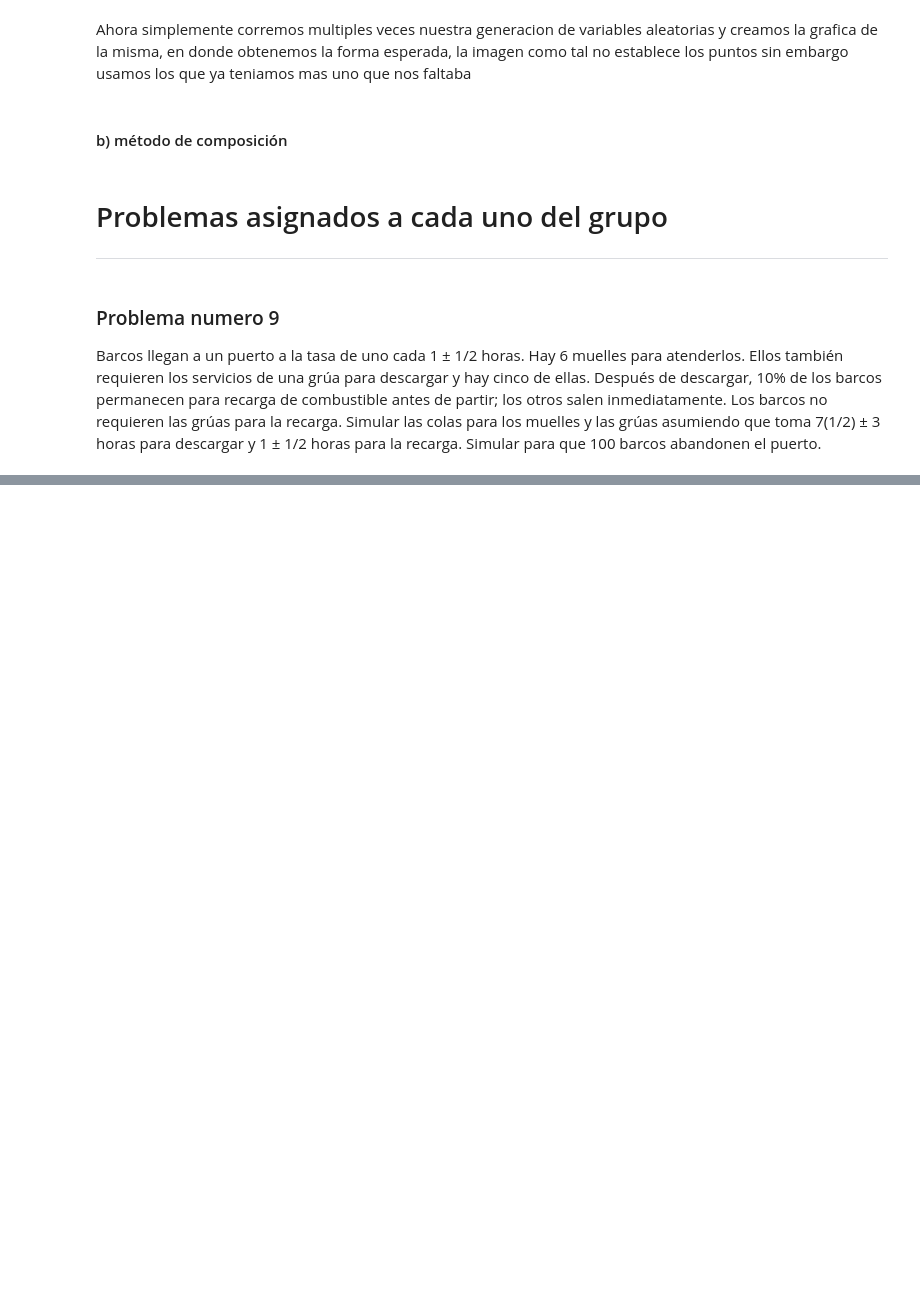
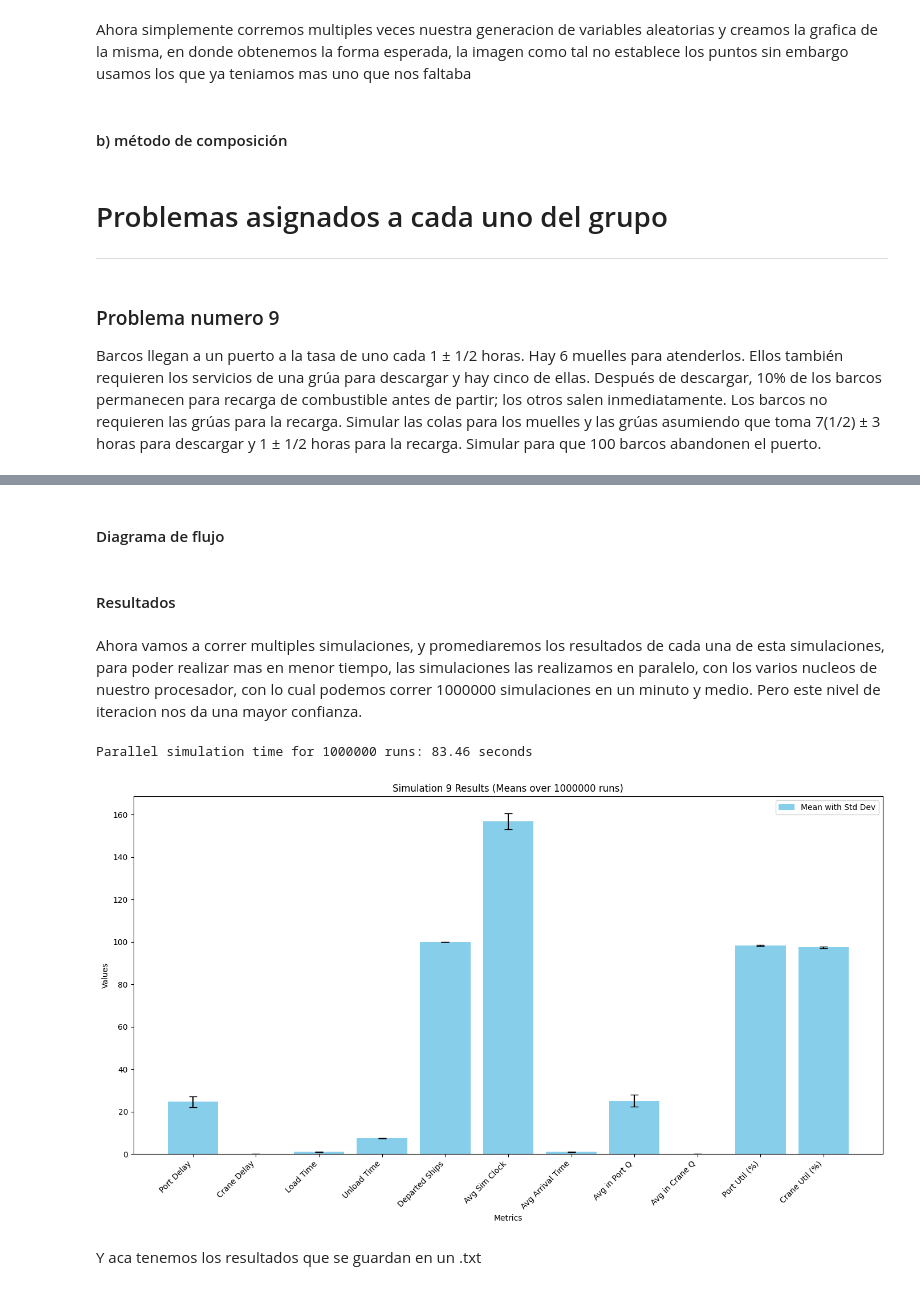
Before and after one commit to JaredMijailRE/simulador-por-eventos, a Jupyter notebook: taller.ipynb, the cells around one changed output, grey strips where cells are left out. Drawn from its saved outputs; the diff is of its cells as text; code cells hidden in the pictures; blank space fills up the shorter version.

```diff
--- a/taller.ipynb
+++ b/taller.ipynb
@@ -305,0 +426,46 @@ Barcos llegan a un puerto a la tasa de uno cada  1 ±  1/2    horas. Hay 6 muell
+# %% [markdown]
+#### Diagrama de flujo
+# %% [markdown]
+#### Resultados
+# %% [markdown]
+Ahora vamos a correr multiples simulaciones, y promediaremos los resultados de cada una de esta simulaciones, para poder realizar mas en menor tiempo, las simulaciones las realizamos en paralelo, con los varios nucleos de nuestro procesador, con lo cual podemos correr 1000000 simulaciones en un minuto y medio. Pero este nivel de iteracion nos da una mayor confianza.
+# %%
+from source.simulations import simulation_9 as s9
+import matplotlib.pyplot as plt
+import time
+
+num_simulations = 1000000
+time_start = time.time()
+mean_results, std_results = s9.multiple_simulation_parallel(num_simulations)
+time_end = time.time()
+print(f"Parallel simulation time for {num_simulations} runs: {time_end - time_start:.2f} seconds")
+
+s9.generate_report(None, mean_results)
+plt.figure(figsize=(14, 8))
+x_labels = ["Port Delay", "Crane Delay", "Load Time", "Unload Time",
+            "Departed Ships", "Avg Sim Clock", "Avg Arrival Time",
+            "Avg in Port Q", "Avg in Crane Q",
+            "Port Util (%)", "Crane Util (%)"]
+
+plot_means = mean_results.copy()
+plot_std = std_results.copy()
+if len(plot_means) > 10:
+    plot_means[9] *= 100
+    plot_means[10] *= 100
+    plot_std[9] *= 100
+    plot_std[10] *= 100
+
+plt.bar(x_labels, plot_means, yerr=plot_std, color='skyblue', label='Mean with Std Dev', capsize=5)
+plt.xlabel("Metrics")
+plt.ylabel("Values")
+plt.title(f"Simulation 9 Results (Means over {num_simulations} runs)")
+plt.xticks(rotation=45, ha="right")
+plt.legend()
+plt.tight_layout()
+plt.show()
+plt.close()
+# %% [output]
+Parallel simulation time for 1000000 runs: 83.46 seconds
+[figure, added]
+# %% [markdown]
+Y aca tenemos los resultados que se guardan en un .txt
```
Also changed, not shown: parts of 9 cells of this notebook, 2 other files.
